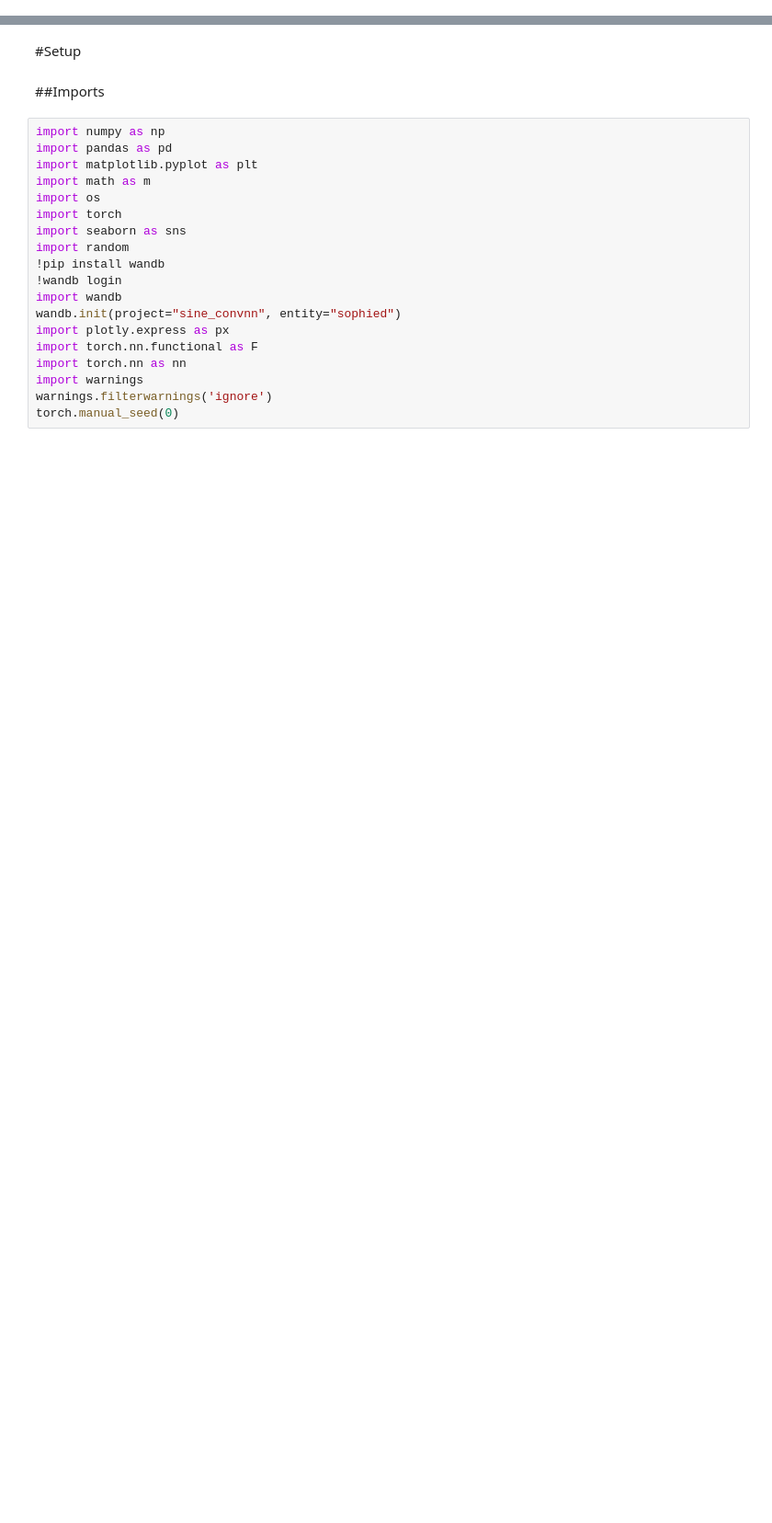
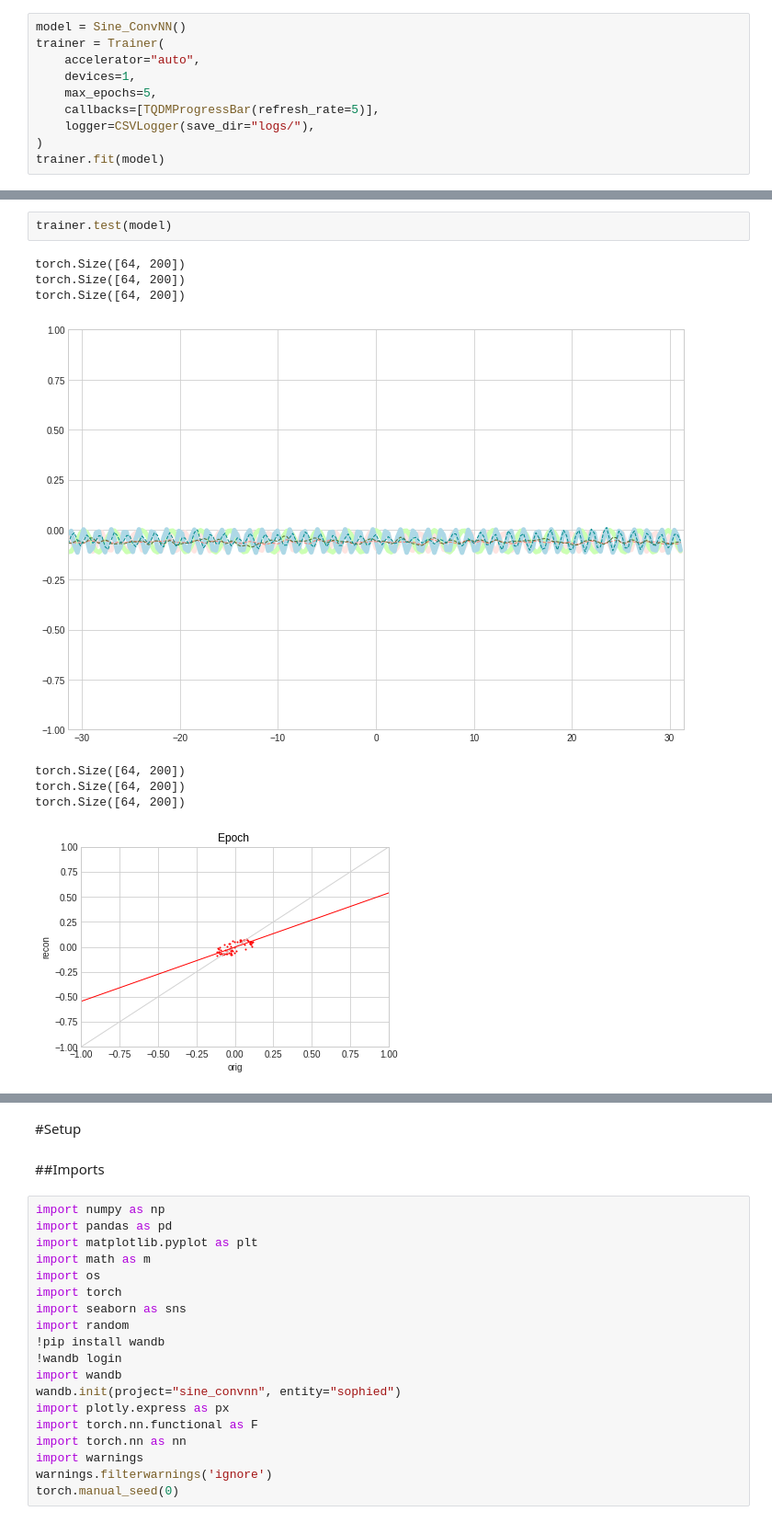
Before and after one commit to SophieD517/MTL, a Jupyter notebook: SineWaves/Sine_ConvNN.ipynb, the cells around one changed output, grey strips where cells are left out. Shown at 92% size. Saved outputs shown, nothing was run; the diff lists cells and outputs as text; blank space fills up the shorter version.

```diff
--- a/SineWaves/Sine_ConvNN.ipynb
+++ b/SineWaves/Sine_ConvNN.ipynb
@@ -2,0 +278,10 @@
+# %%
+model = Sine_ConvNN()
+trainer = Trainer(
+    accelerator="auto",
+    devices=1,
+    max_epochs=5,
+    callbacks=[TQDMProgressBar(refresh_rate=5)],
+    logger=CSVLogger(save_dir="logs/"),
+)
+trainer.fit(model)
@@ -2,0 +312,11 @@
+# %%
+trainer.test(model)
+# %% [output]
+torch.Size([64, 200])
+torch.Size([64, 200])
+torch.Size([64, 200])
+[figure, added]
+torch.Size([64, 200])
+torch.Size([64, 200])
+torch.Size([64, 200])
+[figure, added]
```
Also changed, not shown: parts of 10 cells of this notebook.
